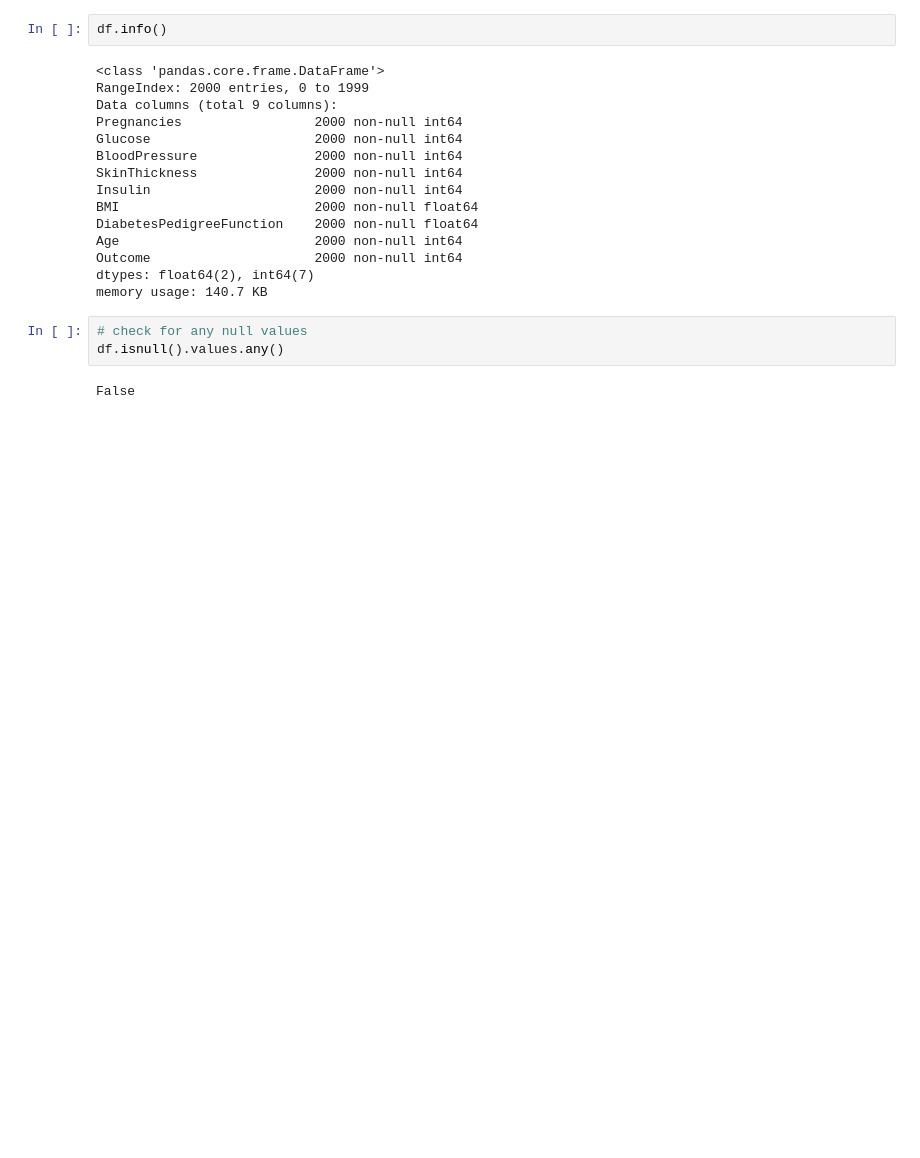
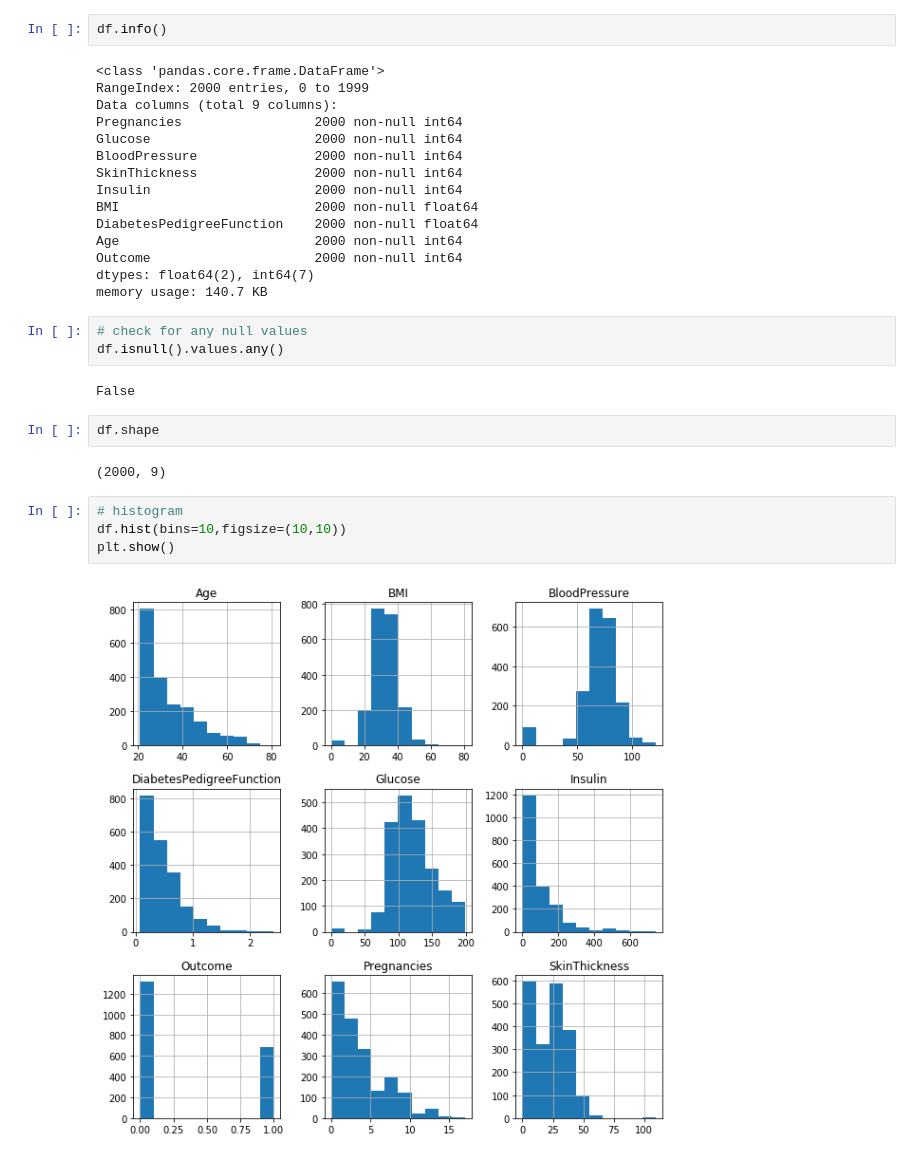
Before and after one commit to adityasaxena26/diabetes-prediction, a Jupyter notebook: diabetes_prediction.ipynb, the cells around one changed output. Saved outputs shown, nothing was run; the diff lists cells and outputs as text; blank space fills up the shorter version.

Commit message:
displayed histogram

```diff
--- a/diabetes_prediction.ipynb
+++ b/diabetes_prediction.ipynb
@@ -50,3 +50,13 @@ memory usage: 140.7 KB
 df.isnull().values.any()
 # %% [output]
 False
+# %%
+df.shape
+# %% [output]
+(2000, 9)
+# %%
+# histogram
+df.hist(bins=10,figsize=(10,10))
+plt.show()
+# %% [output]
+[figure, added]
```
